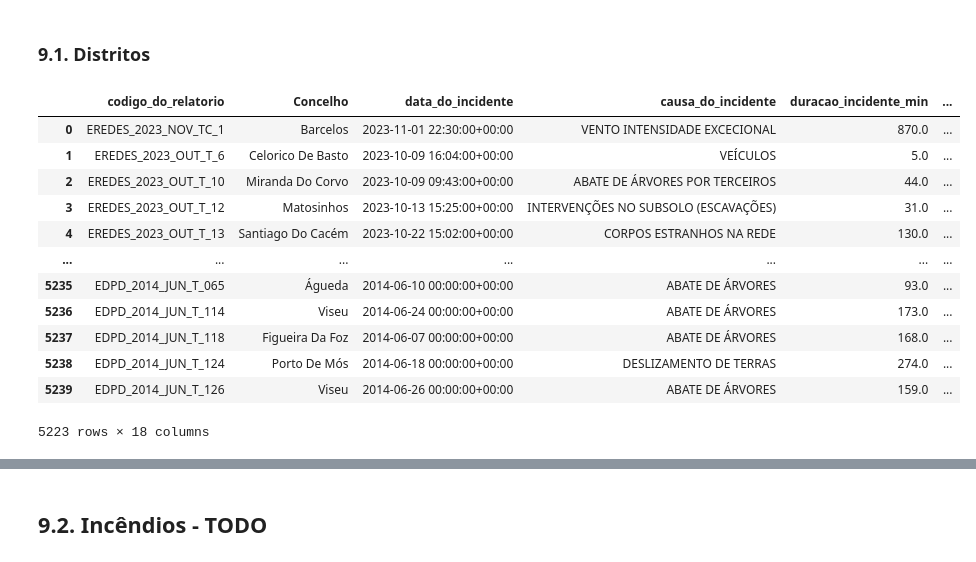
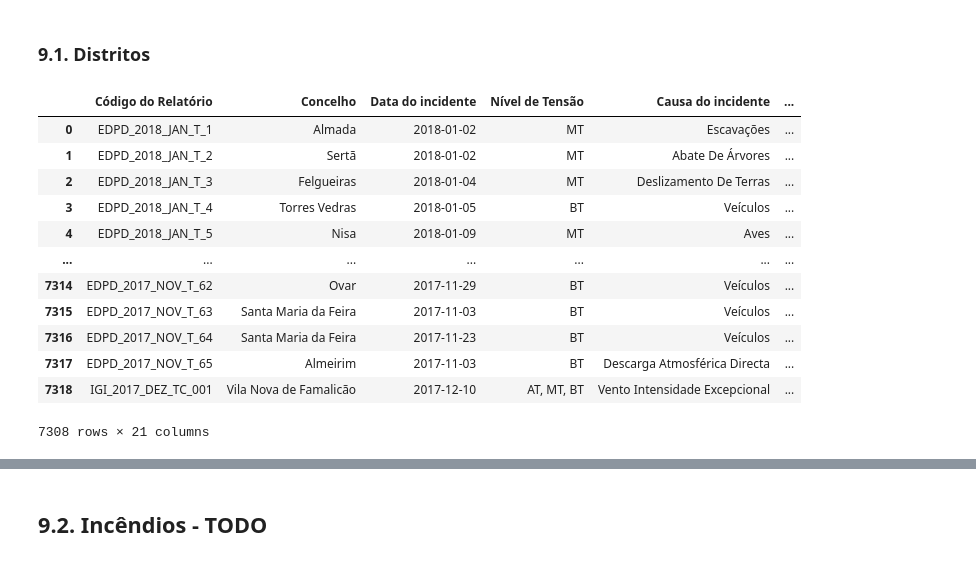
Before and after one commit to Vullkano/pfacd, a Jupyter notebook: rascunhos/freitas/4.JuntarDados.ipynb, the cells around one changed output, grey strips where cells are left out. Drawn from its saved outputs; the diff is of its cells as text; code cells hidden in the pictures.

Commit message:
Fiquei com sono a tratar dos Concelhos

```diff
--- a/rascunhos/freitas/4.JuntarDados.ipynb
+++ b/rascunhos/freitas/4.JuntarDados.ipynb
@@ -357,3 +357,9 @@ T_MED
 4017 rows × 21 columns
 # %% [markdown]
 ## 8. Eventos Excecionais
+# %%
+file_path = data_folder / "EventosLimpos.csv"
+Quebras = pd.read_csv(file_path)
+Quebras.rename(columns={'Concelho origem do incidente': "Concelho"}, inplace=True)
+Quebras.reset_index(drop = True, inplace=True)
+Quebras
@@ -360,18 +380,18 @@ T_MED
 # %%
-file_path = data_folder / "eventos.parquet"
-Quebras = pd.read_parquet(file_path)
-Quebras.dropna(inplace=True)
-Quebras.reset_index(drop = True, inplace=True)
-Quebras['Ano'] = Quebras['data_do_incidente'].dt.year
-Quebras['Mês'] = Quebras['data_do_incidente'].dt.month
-Quebras['Dia'] = Quebras['data_do_incidente'].dt.day
-Quebras.rename(columns={'concelho_origem_do_incidente': "Concelho"}, inplace=True)
-Quebras["Concelho"] = Quebras["Concelho"].str.title()
-Quebras['aprovado'] = Quebras['aprovado'].astype(int)
-mapeamento = {'BT': 1, 'MT': 2, 'AT': 3}
-Quebras['nt'] = Quebras['nt'].map(mapeamento)
-Quebras["Concelho"] = Quebras["Concelho"].replace({'Ponte de Sor': 'Ponte De Sôr'})
-Quebras
+# file_path = data_folder / "eventos.parquet"
+# Quebras = pd.read_parquet(file_path)
+# Quebras.dropna(inplace=True)
+# Quebras.reset_index(drop = True, inplace=True)
+# Quebras['Ano'] = Quebras['data_do_incidente'].dt.year
+# Quebras['Mês'] = Quebras['data_do_incidente'].dt.month
+# Quebras['Dia'] = Quebras['data_do_incidente'].dt.day
+# Quebras.rename(columns={'concelho_origem_do_incidente': "Concelho"}, inplace=True)
+# Quebras["Concelho"] = Quebras["Concelho"].str.title()
+# Quebras['aprovado'] = Quebras['aprovado'].astype(int)
+# mapeamento = {'BT': 1, 'MT': 2, 'AT': 3}
+# Quebras['nt'] = Quebras['nt'].map(mapeamento)
+# Quebras["Concelho"] = Quebras["Concelho"].replace({'Ponte de Sor': 'Ponte De Sôr'})
+# Quebras
 # %% [output]
 |  | codigo_do_relatorio | Concelho | data_do_incidente | causa_do_incidente | duracao_incidente_min | ... |
 | 0 | EREDES_2023_NOV_TC_1 | Barcelos | 2023-11-01 22:30:00+00:00 | VENTO INTENSIDADE EXCECIONAL | 870.0 | ... |
@@ -414,26 +434,25 @@ dicionario_concelhos['Faro'].append('Tavira')
 # %%
 def mapear_distrito(concelho):
     for distrito, concelhos in dicionario_concelhos.items():
         if concelho in concelhos:
             return distrito
     return None  # Retorna None se o concelho não for encontrado no dicionário
 
 # Aplicar a função mapear_distrito à coluna 'Concelhos' e criar uma nova coluna 'Distrito' no DataFrame Quebras
 Quebras['Distrito'] = Quebras['Concelho'].apply(mapear_distrito)
 Quebras = Quebras[Quebras['Distrito'] != 'Azores']
-Quebras = Quebras.dropna()
 Quebras
 # %% [output]
-|  | codigo_do_relatorio | Concelho | data_do_incidente | causa_do_incidente | duracao_incidente_min | ... |
-| 0 | EREDES_2023_NOV_TC_1 | Barcelos | 2023-11-01 22:30:00+00:00 | VENTO INTENSIDADE EXCECIONAL | 870.0 | ... |
-| 1 | EREDES_2023_OUT_T_6 | Celorico De Basto | 2023-10-09 16:04:00+00:00 | VEÍCULOS | 5.0 | ... |
-| 2 | EREDES_2023_OUT_T_10 | Miranda Do Corvo | 2023-10-09 09:43:00+00:00 | ABATE DE ÁRVORES POR TERCEIROS | 44.0 | ... |
-| 3 | EREDES_2023_OUT_T_12 | Matosinhos | 2023-10-13 15:25:00+00:00 | INTERVENÇÕES NO SUBSOLO (ESCAVAÇÕES) | 31.0 | ... |
-| 4 | EREDES_2023_OUT_T_13 | Santiago Do Cacém | 2023-10-22 15:02:00+00:00 | CORPOS ESTRANHOS NA REDE | 130.0 | ... |
+|  | Código do Relatório | Concelho | Data do incidente | Nível de Tensão | Causa do incidente | ... |
+| 0 | EDPD_2018_JAN_T_1 | Almada | 2018-01-02 | MT | Escavações | ... |
+| 1 | EDPD_2018_JAN_T_2 | Sertã | 2018-01-02 | MT | Abate De Árvores | ... |
+| 2 | EDPD_2018_JAN_T_3 | Felgueiras | 2018-01-04 | MT | Deslizamento De Terras | ... |
+| 3 | EDPD_2018_JAN_T_4 | Torres Vedras | 2018-01-05 | BT | Veículos | ... |
+| 4 | EDPD_2018_JAN_T_5 | Nisa | 2018-01-09 | MT | Aves | ... |
 | ... | ... | ... | ... | ... | ... | ... |
-| 5235 | EDPD_2014_JUN_T_065 | Águeda | 2014-06-10 00:00:00+00:00 | ABATE DE ÁRVORES | 93.0 | ... |
-| 5236 | EDPD_2014_JUN_T_114 | Viseu | 2014-06-24 00:00:00+00:00 | ABATE DE ÁRVORES | 173.0 | ... |
-| 5237 | EDPD_2014_JUN_T_118 | Figueira Da Foz | 2014-06-07 00:00:00+00:00 | ABATE DE ÁRVORES | 168.0 | ... |
-| 5238 | EDPD_2014_JUN_T_124 | Porto De Mós | 2014-06-18 00:00:00+00:00 | DESLIZAMENTO DE TERRAS | 274.0 | ... |
-| 5239 | EDPD_2014_JUN_T_126 | Viseu | 2014-06-26 00:00:00+00:00 | ABATE DE ÁRVORES | 159.0 | ... |
+| 7314 | EDPD_2017_NOV_T_62 | Ovar | 2017-11-29 | BT | Veículos | ... |
+| 7315 | EDPD_2017_NOV_T_63 | Santa Maria da Feira | 2017-11-03 | BT | Veículos | ... |
+| 7316 | EDPD_2017_NOV_T_64 | Santa Maria da Feira | 2017-11-23 | BT | Veículos | ... |
+| 7317 | EDPD_2017_NOV_T_65 | Almeirim | 2017-11-03 | BT | Descarga Atmosférica Directa | ... |
+| 7318 | IGI_2017_DEZ_TC_001 | Vila Nova de Famalicão | 2017-12-10 | AT, MT, BT | Vento Intensidade Excepcional | ... |
-5223 rows × 18 columns
+7308 rows × 21 columns
```
Also changed, not shown: parts of 32 cells of this notebook, 1 other file.
